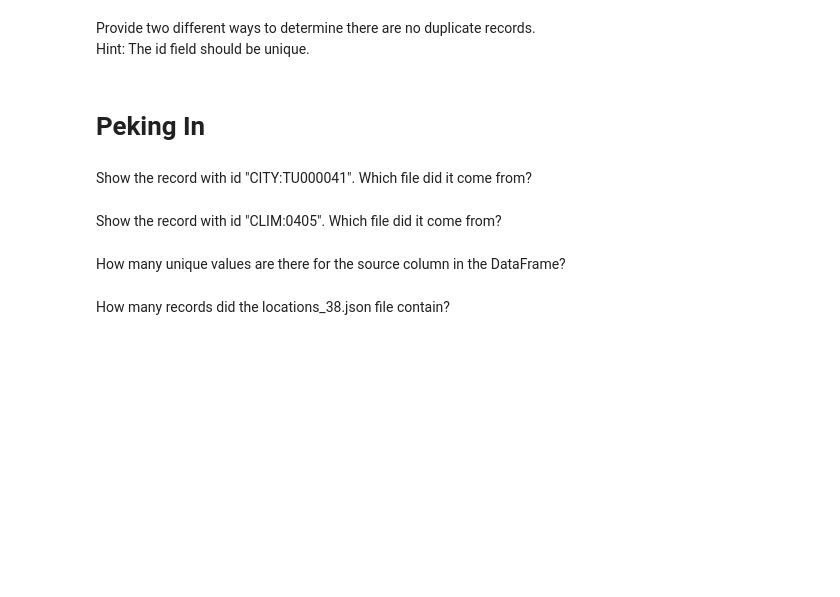
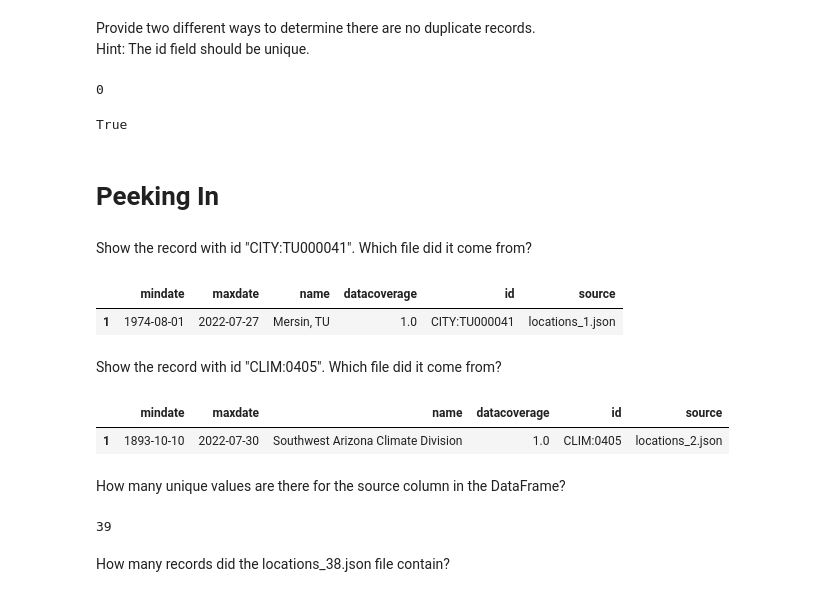
Before and after one commit to kbutalep/DataEngineering.Labs.NOAALocations, a Jupyter notebook: loading_locations_data_into_dataframes.ipynb, the cells around one changed output. Cells and saved outputs as stored; diff of their text form; code cells hidden in the pictures; blank space fills up the shorter version.

```diff
--- a/loading_locations_data_into_dataframes.ipynb
+++ b/loading_locations_data_into_dataframes.ipynb
@@ -87,9 +136,15 @@ Provide two different ways to determine there are no duplicate records.
 Hint: The id field should be unique.
 # %%
 # one day to determine there are not duplicate records
+df.duplicated().sum()
+# %% [output]
+0
 # %%
 # another way to determine there are no duplicate records
+len(df['id'].unique())==len(df)
+# %% [output]
+True
 # %% [markdown]
-# Peking In
+# Peeking In
 # %% [markdown]
 Show the record with id "CITY:TU000041". Which file did it come from?
@@ -98,2 +151,8 @@ Show the record with id "CITY:TU000041". Which file did it come from?
+# %%
+df1 = df[df['id'].str.contains("CITY:TU000041")]
+df1
+# %% [output]
+|  | mindate | maxdate | name | datacoverage | id | source |
+| 1 | 1974-08-01 | 2022-07-27 | Mersin, TU | 1.0 | CITY:TU000041 | locations_1.json |
 # %% [markdown]
 Show the record with id "CLIM:0405". Which file did it come from?
@@ -102,2 +159,8 @@ Show the record with id "CLIM:0405". Which file did it come from?
+# %%
+df2 = df[df['id'].str.contains("CLIM:0405")]
+df2
+# %% [output]
+|  | mindate | maxdate | name | datacoverage | id | source |
+| 1 | 1893-10-10 | 2022-07-30 | Southwest Arizona Climate Division | 1.0 | CLIM:0405 | locations_2.json |
 # %% [markdown]
 How many unique values are there for the source column in the DataFrame?
@@ -106,2 +167,6 @@ How many unique values are there for the source column in the DataFrame?
+# %%
+len(df['source'].unique())
+# %% [output]
+39
 # %% [markdown]
 How many records did the locations_38.json file contain?
```
Also changed, not shown: parts of 16 cells of this notebook, 1 other file.
